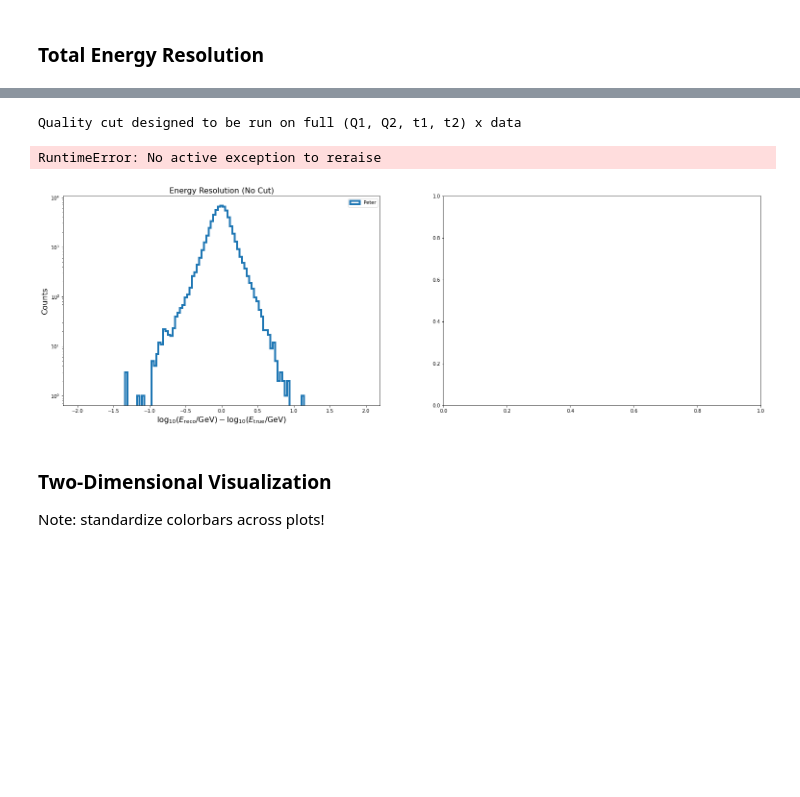
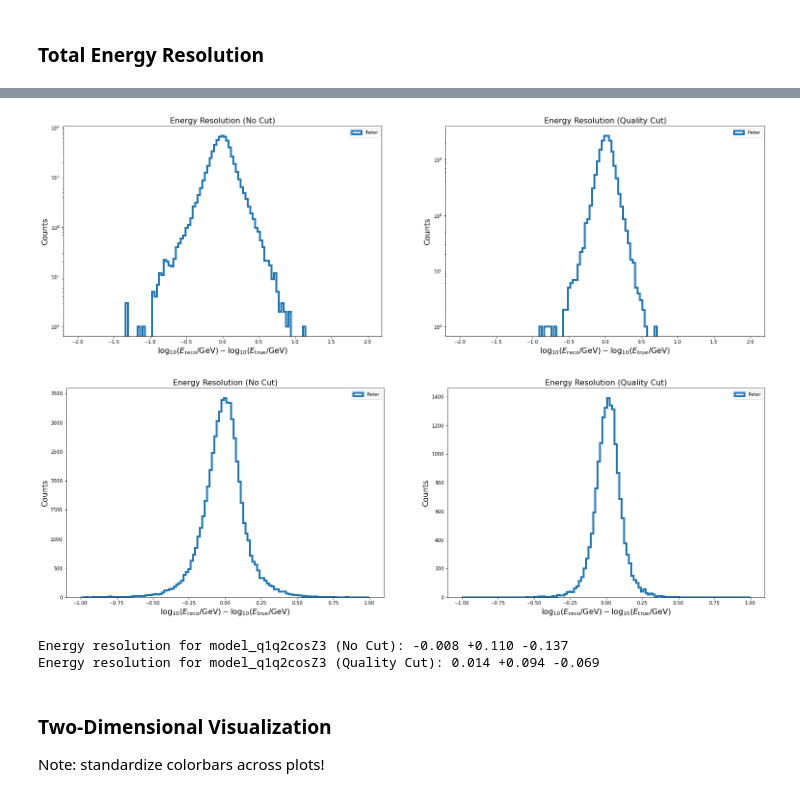
Before and after one commit to fmcnallyi3/icetop-cnn, a Jupyter notebook: base_energy_assessment.ipynb, the cells around one changed output, grey strips where cells are left out. Saved outputs shown, nothing was run; the diff lists cells and outputs as text; code cells hidden in the pictures; blank space fills up the shorter version.

```diff
--- a/base_energy_assessment.ipynb
+++ b/base_energy_assessment.ipynb
@@ -101,8 +101,8 @@ for key in keyList:
 
     # Configure input data
     x_i = dt.dataPrep(x, y, **p[key])
-    comp = x_i[2]['comp']
-    energy = x_i[2]['energy']
+    comp = y['comp']
+    energy = y['energy']
 
 
     print('Model parameters')
@@ -167,22 +145,20 @@ plt.hist(np.cos(theta), bins=50)
 # %%
 histArgs = {'range':(-2,2), 'bins':121, 'histtype':'step', 'log':True, 'linewidth':4}
 fig, axs = plt.subplots(figsize=(13*ncols, 8), ncols=ncols)
 
 for i, cutName in enumerate(cutNames):
     ax = axs[i]
     for j, key in enumerate(keyList):
-        cut = getCut(cutName, x_i[0], x_i[2], key)
+        cut = getCut(cutName, x, y, key)
         ax.hist((recoE[key][cut] - energy[cut]), label=labels[key], **histArgs)
         ax.set_xlabel(r'$\log_{10}(E_{\mathrm{reco}}/\mathrm{GeV}) - \log_{10}(E_{\mathrm{true}}/\mathrm{GeV})$', **labelParams)
         ax.set_ylabel('Counts', **labelParams)
     ax.set_title('Energy Resolution (%s)' % cutName, **labelParams)
     ax.legend()
 
 plt.show()
 # %% [output]
-Quality cut designed to be run on full (Q1, Q2, t1, t2) x data
-RuntimeError: No active exception to reraise
-[figure, old version]
+[figure, new version]
 # %%
 # Goal: plot energy resolution
 histArgs = {'range':(-1,1), 'bins':121, 'histtype':'step', 'linewidth':4}
@@ -199,6 +175,8 @@ for i, cutName in enumerate(cutNames):
     ax.legend()
 
 plt.show()
+# %% [output]
+[figure, added]
 # %%
 # Summary parameters
 for key in keyList:
@@ -207,6 +185,9 @@ for key in keyList:
         median, err_min, err_max = np.percentile(recoE[key][cut] - energy[cut], (50,16,84))
         print('Energy resolution for %s (%s): %.03f +%.03f %.03f' % (key, cutName, median, err_max, err_min))
     print()
+# %% [output]
+Energy resolution for model_q1q2cosZ3 (No Cut): -0.008 +0.110 -0.137
+Energy resolution for model_q1q2cosZ3 (Quality Cut): 0.014 +0.094 -0.069
 # %% [markdown]
 ### Two-Dimensional Visualization
 
```
Also changed, not shown: parts of 8 cells of this notebook, 1 other file.
